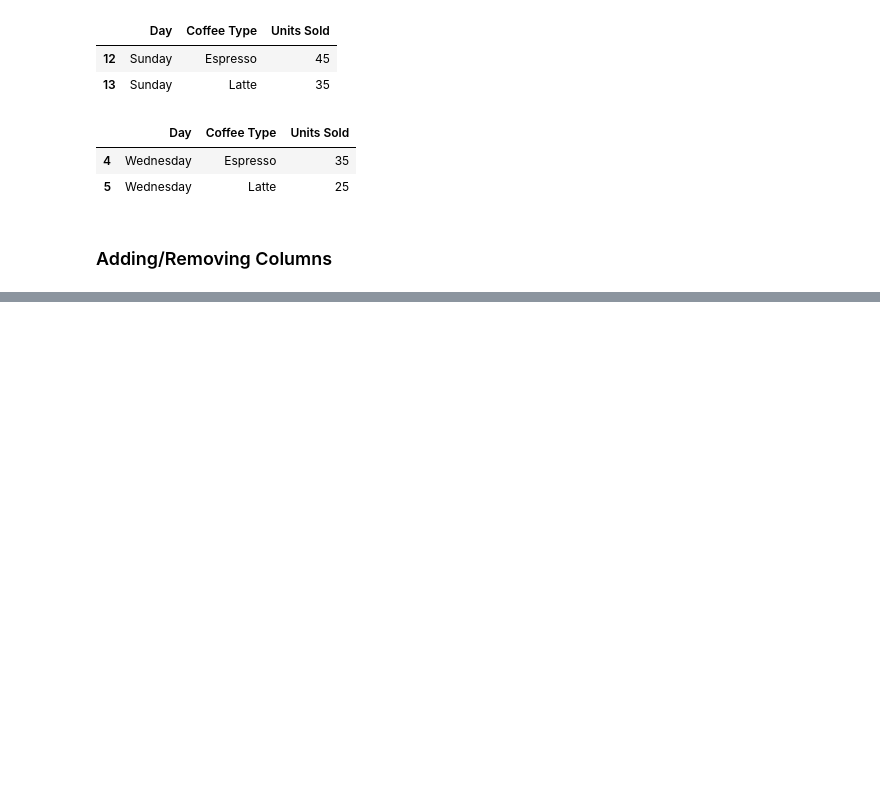
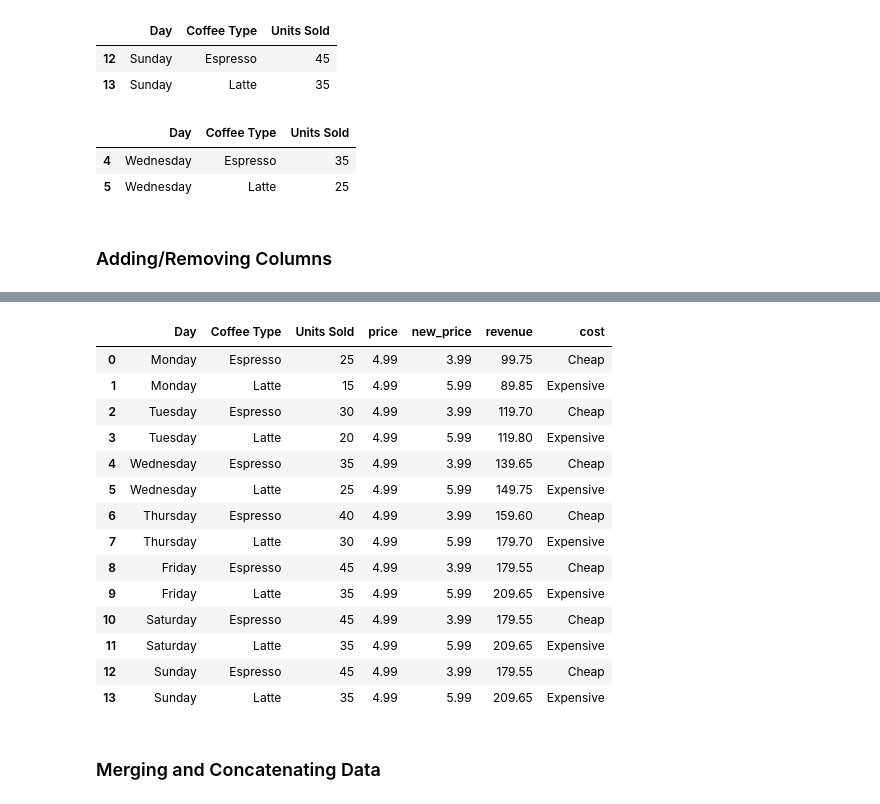
Before and after one commit to gardevoeri/Python, a Jupyter notebook: YT_Projects/data_analysis_python/tutorial.ipynb, the cells around one changed output, grey strips where cells are left out. Drawn from its saved outputs; the diff is of its cells as text; code cells hidden in the pictures; blank space fills up the shorter version.

Commit message:
adding and removing columns

```diff
--- a/YT_Projects/data_analysis_python/tutorial.ipynb
+++ b/YT_Projects/data_analysis_python/tutorial.ipynb
@@ -257,0 +282,2 @@ df.query('Day == "Wednesday"') #Filtering using specific data in a specific colu
+# %%
+new_df['price'] = 4.99 # Creates a column and assign the values to this column
@@ -257,0 +302,4 @@ df.query('Day == "Wednesday"') #Filtering using specific data in a specific colu
+# %%
+new_df['new_price'] = np.where(new_df['Coffee Type'] == 'Espresso', 3.99, 5.99)
+# Creates a new column 'new_price'
+# no where function identifies a field and makes a comparison, assign 1º value to column that matches and 2º to rest
@@ -257,0 +364,3 @@ df.query('Day == "Wednesday"') #Filtering using specific data in a specific colu
+# %%
+new_df['revenue'] = new_df['Units Sold'] * new_df['new_price']
+# Creates a column revenue with its values being calculated by the values in other columns
@@ -257,0 +395,23 @@ df.query('Day == "Wednesday"') #Filtering using specific data in a specific colu
+# %%
+new_df['cost'] = new_df['new_price'].apply(lambda x: 'Expensive' if x > 4.99 else 'Cheap')
+# Creates a column where the value is created by a custom function
+# %%
+new_df
+# %% [output]
+|  | Day | Coffee Type | Units Sold | price | new_price | revenue | cost |
+| 0 | Monday | Espresso | 25 | 4.99 | 3.99 | 99.75 | Cheap |
+| 1 | Monday | Latte | 15 | 4.99 | 5.99 | 89.85 | Expensive |
+| 2 | Tuesday | Espresso | 30 | 4.99 | 3.99 | 119.70 | Cheap |
+| 3 | Tuesday | Latte | 20 | 4.99 | 5.99 | 119.80 | Expensive |
+| 4 | Wednesday | Espresso | 35 | 4.99 | 3.99 | 139.65 | Cheap |
+| 5 | Wednesday | Latte | 25 | 4.99 | 5.99 | 149.75 | Expensive |
+| 6 | Thursday | Espresso | 40 | 4.99 | 3.99 | 159.60 | Cheap |
+| 7 | Thursday | Latte | 30 | 4.99 | 5.99 | 179.70 | Expensive |
+| 8 | Friday | Espresso | 45 | 4.99 | 3.99 | 179.55 | Cheap |
+| 9 | Friday | Latte | 35 | 4.99 | 5.99 | 209.65 | Expensive |
+| 10 | Saturday | Espresso | 45 | 4.99 | 3.99 | 179.55 | Cheap |
+| 11 | Saturday | Latte | 35 | 4.99 | 5.99 | 209.65 | Expensive |
+| 12 | Sunday | Espresso | 45 | 4.99 | 3.99 | 179.55 | Cheap |
+| 13 | Sunday | Latte | 35 | 4.99 | 5.99 | 209.65 | Expensive |
+# %% [markdown]
+<h3>Merging and Concatenating Data
```
Also changed, not shown: parts of 9 cells of this notebook.
